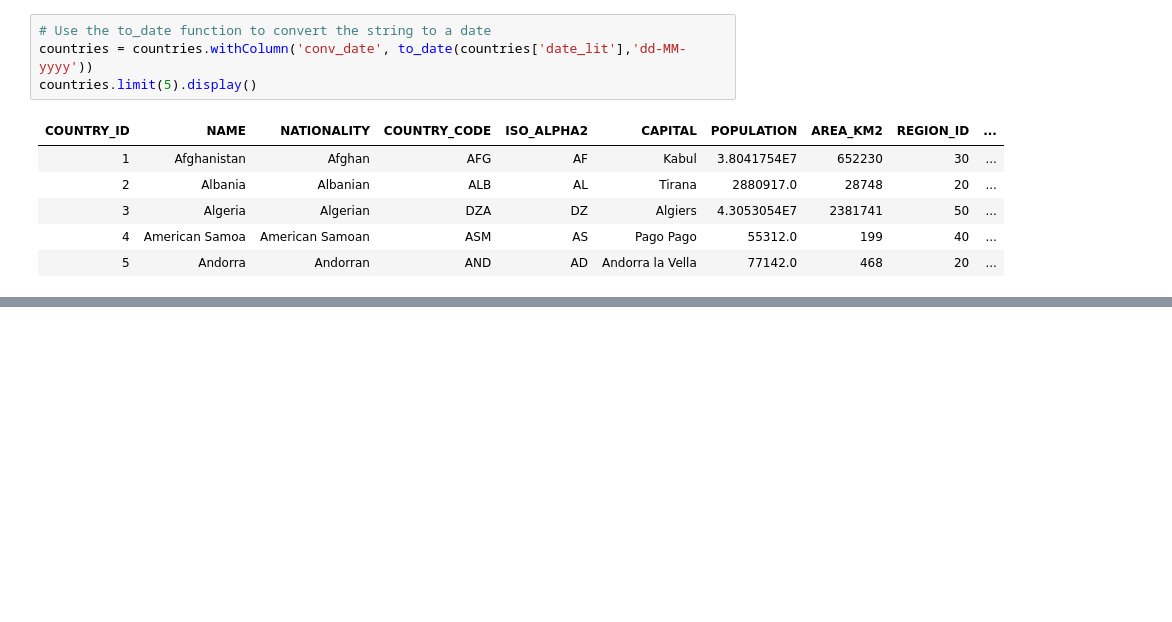
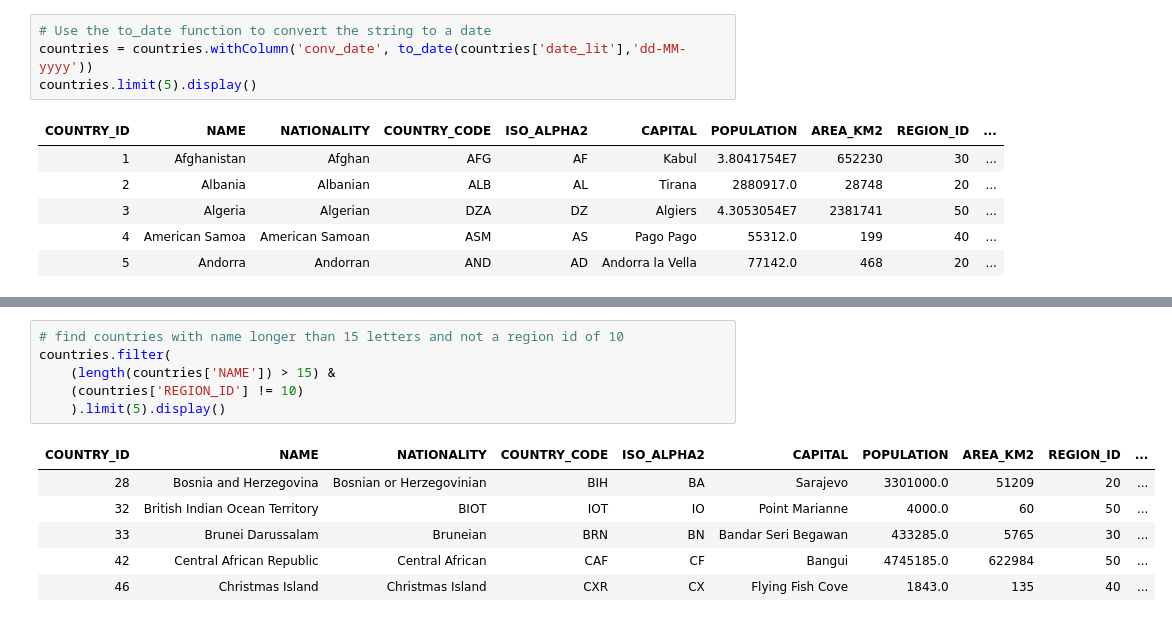
Before and after one commit to HristiyanIvanovski/SparkSQL-data-analysis-and-transformation, a Jupyter notebook: Data transformation.ipynb, the cells around one changed output, grey strips where cells are left out. Drawn from its saved outputs; the diff is of its cells as text; blank space fills up the shorter version.

```diff
--- a/Data transformation.ipynb
+++ b/Data transformation.ipynb
@@ -179,0 +202,13 @@ countries.limit(5).display()
+# %%
+# find countries with name longer than 15 letters and not a region id of 10
+countries.filter(
+    (length(countries['NAME']) > 15) &
+    (countries['REGION_ID'] != 10)
+    ).limit(5).display()
+# %% [output]
+| COUNTRY_ID | NAME | NATIONALITY | COUNTRY_CODE | ISO_ALPHA2 | CAPITAL | POPULATION | AREA_KM2 | REGION_ID | ... |
+| 28 | Bosnia and Herzegovina | Bosnian or Herzegovinian | BIH | BA | Sarajevo | 3301000.0 | 51209 | 20 | ... |
+| 32 | British Indian Ocean Territory | BIOT | IOT | IO | Point Marianne | 4000.0 | 60 | 50 | ... |
+| 33 | Brunei Darussalam | Bruneian | BRN | BN | Bandar Seri Begawan | 433285.0 | 5765 | 30 | ... |
+| 42 | Central African Republic | Central African | CAF | CF | Bangui | 4745185.0 | 622984 | 50 | ... |
+| 46 | Christmas Island | Christmas Island | CXR | CX | Flying Fish Cove | 1843.0 | 135 | 40 | ... |
```
Also changed, not shown: parts of 10 cells of this notebook.
